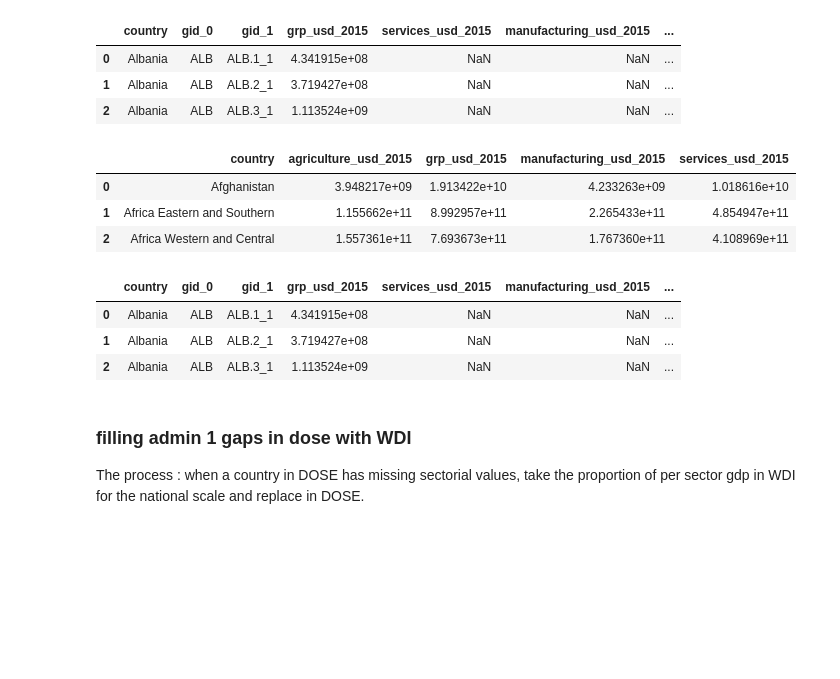
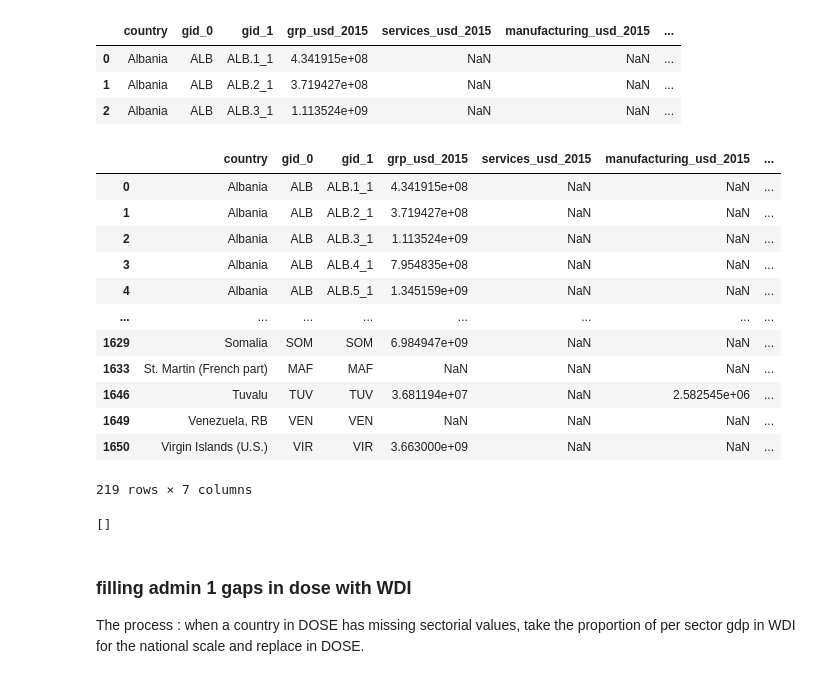
Before and after one commit to nismod/global-econ-data, a Jupyter notebook: notebooks/missing_countries.ipynb, the cells around one changed output. Cells and saved outputs as stored; diff of their text form; code cells hidden in the pictures; blank space fills up the shorter version.

```diff
--- a/notebooks/missing_countries.ipynb
+++ b/notebooks/missing_countries.ipynb
@@ -784,4 +519,8 @@ dose_year.head(10)
 # %%
 # filling some extra missing values of population to reconstruct the economic indicators. From sources on the net.
-missing_pop = dose_year.loc[dose_year["pop"].isna(),["country","region","pop"]].copy().set_index("region")
+missing_pop = dose_year.loc[dose_year["pop"].isna(),["country","region","pop"]].copy()
 missing_pop.head()
+# writing out this file to refer to the missing values
+missing_pop["region"].to_csv("missing_pop.csv",index=False)
+
+missing_pop.set_index("region",inplace=True)
@@ -920,6 +654,7 @@ missing_pop.loc[missing_pop.region=="Kyiv City","pop"] = 2_952_301 # https://www
 ### Putting the missing populations back in
 # %%
 dose_year.set_index("region",inplace=True)
+missing_pop.set_index("region",inplace=True)
 # %%
 # yeahhhh
 dose_year.loc[missing_pop.index,"pop"] = missing_pop["pop"]
@@ -939,7 +714,7 @@ dose_light = dose_year[["country","gid_0","gid_1","grp_usd_2015","services_usd_2
 # %%
 # WDI is also reduced to the essential in order to concat the data sets later on.
 # this step could be done at an earlier stage as well to avoid redundancy.
-wdi_country_simple = wdi_gdf.loc[:,~wdi_gdf.columns.isin(["country_code","geometry","gdp_cap"])]
+wdi_country_simple = wdi_df_var.loc[:,~wdi_df_var.columns.isin(["gdp_cap"])]
 # %% [markdown]
 ## Combining
 Using the fact that columns are named the same.
@@ -952,10 +727,3 @@ dose_light.head(3)
 | 0 | Albania | ALB | ALB.1_1 | 4.341915e+08 | NaN | NaN | ... |
 | 1 | Albania | ALB | ALB.2_1 | 3.719427e+08 | NaN | NaN | ... |
 | 2 | Albania | ALB | ALB.3_1 | 1.113524e+09 | NaN | NaN | ... |
-# %%
-wdi_country_simple.head(3)
-# %% [output]
-|  | country | agriculture_usd_2015 | grp_usd_2015 | manufacturing_usd_2015 | services_usd_2015 |
-| 0 | Afghanistan | 3.948217e+09 | 1.913422e+10 | 4.233263e+09 | 1.018616e+10 |
-| 1 | Africa Eastern and Southern | 1.155662e+11 | 8.992957e+11 | 2.265433e+11 | 4.854947e+11 |
-| 2 | Africa Western and Central | 1.557361e+11 | 7.693673e+11 | 1.767360e+11 | 4.108969e+11 |
@@ -962,3 +732,7 @@ wdi_country_simple.head(3)
+# %%
+wdi_country_simple = (wdi_country_simple.assign(gid_0=wdi_country_simple["country_code"]
+                                                ,gid_1=wdi_country_simple["country_code"])
+                                                .drop(columns=["country_code"]))
 # %%
 if wdi_country_simple.columns.difference(dose_light.columns).__len__()!=0:
     raise Exception("Some columns don't match in the data sets, concatenation behaviour will be unexpected.")
@@ -966,11 +740,25 @@ if wdi_country_simple.columns.difference(dose_light.columns).__len__()!=0:
 dose_light_combined = pd.concat([dose_light,wdi_country_simple],axis=0).reset_index(drop=True)
 # %%
 dose_light_combined.head(3)
+dose_light_combined[dose_light_combined.isna().any(axis=1)]
 # %% [output]
 |  | country | gid_0 | gid_1 | grp_usd_2015 | services_usd_2015 | manufacturing_usd_2015 | ... |
 | 0 | Albania | ALB | ALB.1_1 | 4.341915e+08 | NaN | NaN | ... |
 | 1 | Albania | ALB | ALB.2_1 | 3.719427e+08 | NaN | NaN | ... |
 | 2 | Albania | ALB | ALB.3_1 | 1.113524e+09 | NaN | NaN | ... |
+| 3 | Albania | ALB | ALB.4_1 | 7.954835e+08 | NaN | NaN | ... |
+| 4 | Albania | ALB | ALB.5_1 | 1.345159e+09 | NaN | NaN | ... |
+| ... | ... | ... | ... | ... | ... | ... | ... |
+| 1629 | Somalia | SOM | SOM | 6.984947e+09 | NaN | NaN | ... |
+| 1633 | St. Martin (French part) | MAF | MAF | NaN | NaN | NaN | ... |
+| 1646 | Tuvalu | TUV | TUV | 3.681194e+07 | NaN | 2.582545e+06 | ... |
+| 1649 | Venezuela, RB | VEN | VEN | NaN | NaN | NaN | ... |
+| 1650 | Virgin Islands (U.S.) | VIR | VIR | 3.663000e+09 | NaN | NaN | ... |
+219 rows × 7 columns
+# %%
+[x for x in dose_light.country if x in wdi_country_simple.country]
+# %% [output]
+[]
 # %% [markdown]
 ### filling admin 1 gaps in dose with WDI
 
```
Also changed, not shown: parts of 134 cells of this notebook, 1 other file.
